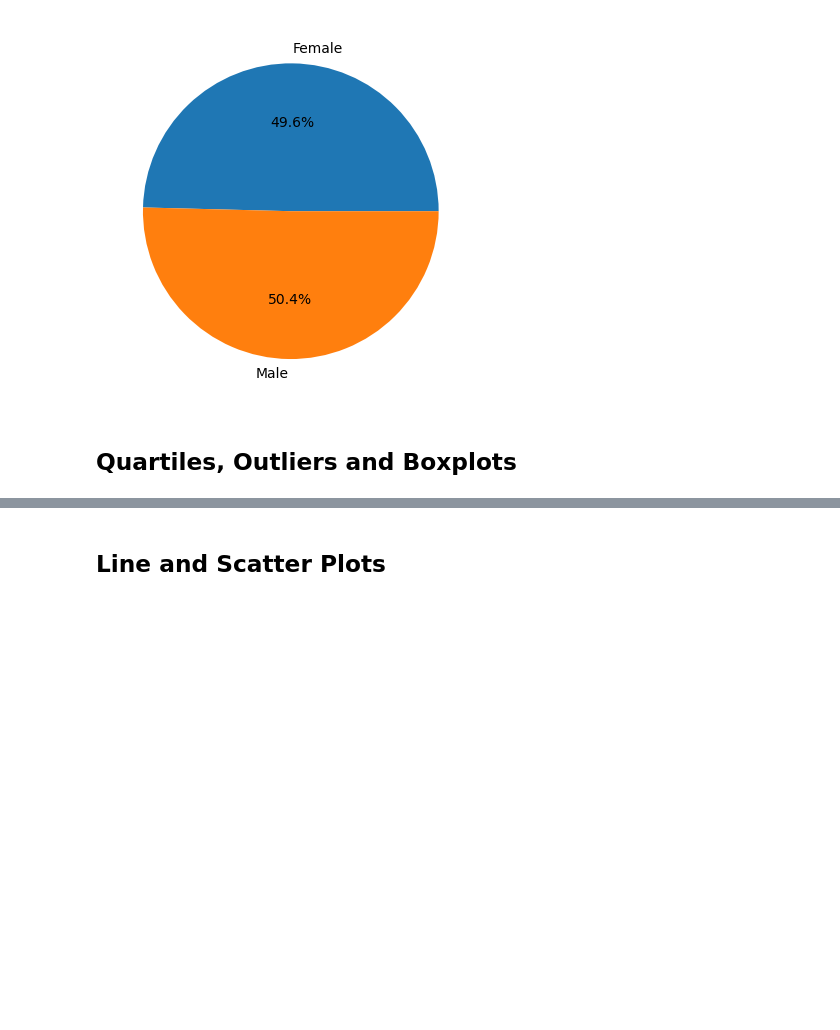
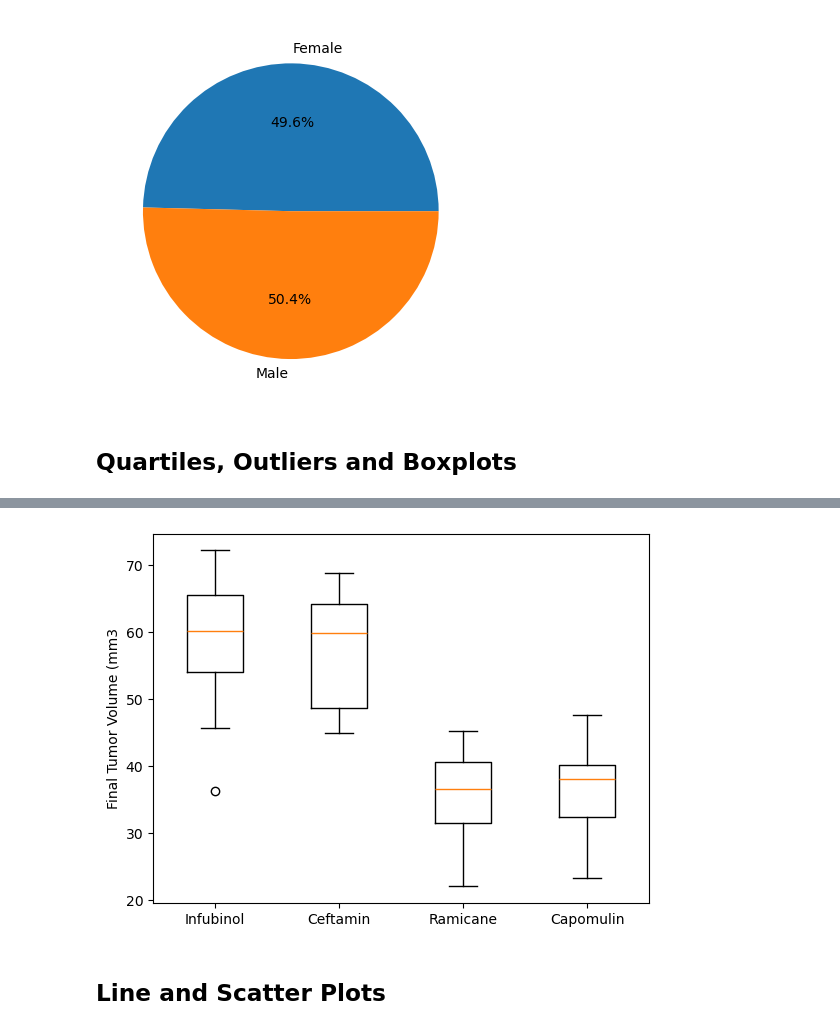
Before and after one commit to BinodGaihre/practice, a Jupyter notebook: Pymaceuticals/pymaceuticals_starter.ipynb, the cells around one changed output, grey strips where cells are left out. Cells and saved outputs as stored; diff of their text form; code cells hidden in the pictures; blank space fills up the shorter version.

```diff
--- a/Pymaceuticals/pymaceuticals_starter.ipynb
+++ b/Pymaceuticals/pymaceuticals_starter.ipynb
@@ -170,6 +185,12 @@ plt.show()
 # Capomulin, Ramicane, Infubinol, and Ceftamin
 
 # Start by getting the last (greatest) timepoint for each mouse
-
+new_df =cleaned_df.groupby('Mouse ID')['Timepoint'].max().reset_index()
 
 # Merge this group df with the original DataFrame to get the tumor volume at the last timepoint
+merged_df = pd.merge(new_df,combined_data,how='left')
+merged_df_filtered = merged_df.loc[(merged_df['Drug Regimen']== 'Capomulin')|
+                                   (merged_df['Drug Regimen']== 'Ramicane')|
+                                   (merged_df['Drug Regimen']== 'Infubinol')|
+                                   (merged_df['Drug Regimen']== 'Ceftamin'),:]
+merged_df_filtered
@@ -176,22 +211,34 @@ plt.show()
 # %%
 # Put treatments into a list for for loop (and later for plot labels)
-
-
+treatments = merged_df_filtered["Drug Regimen"].unique()
 # Create empty list to fill with tumor vol data (for plotting)
-
-
+tumor_vol_data_series = []
 # Calculate the IQR and quantitatively determine if there are any potential outliers.
 
-
     # Locate the rows which contain mice on each drug and get the tumor volumes
-
-
-    # add subset
-
+for drug in treatments:
+    drug_data = merged_df_filtered[merged_df_filtered['Drug Regimen'] == drug]
+    tumor_vol_data = drug_data['Tumor Volume (mm3)']
+    tumor_vol_data_series.append(list(tumor_vol_data))
 
     # Determine outliers using upper and lower bounds
+    quartiles = tumor_vol_data.quantile([.25,.5,.75])
+    lowerq = quartiles[0.25]
+    upperq = quartiles[0.5]
+    iqr = upperq-lowerq
+    lower_bound = lowerq - (1.5*iqr)
+    upper_bound = upperq + (1.5*iqr)
+    outliers = merged_df.loc[(merged_df['Tumor Volume (mm3)']<lower_bound) | (merged_df['Tumor Volume (mm3)']>upper_bound)]
+    #print(f'{drug} potential outliers: {outliers['Tumor Volume (mm3)'].values}')
 # %%
-# Generate a box plot that shows the distribution of the tumor volume for each treatment group.
+# Generate a box plot that shows the distribution of the tumor volume for each treatment group.for
+fig1, ax1 = plt.subplots()
+ax1.set_ylabel('Final Tumor Volume (mm3')
+ax1.set_xticklabels(list(treatments))
+ax1.boxplot(tumor_vol_data_series)
+plt.show()
+# %% [output]
+[figure, added]
 # %% [markdown]
 ## Line and Scatter Plots
 # %%
```
Also changed, not shown: parts of 5 cells of this notebook.
